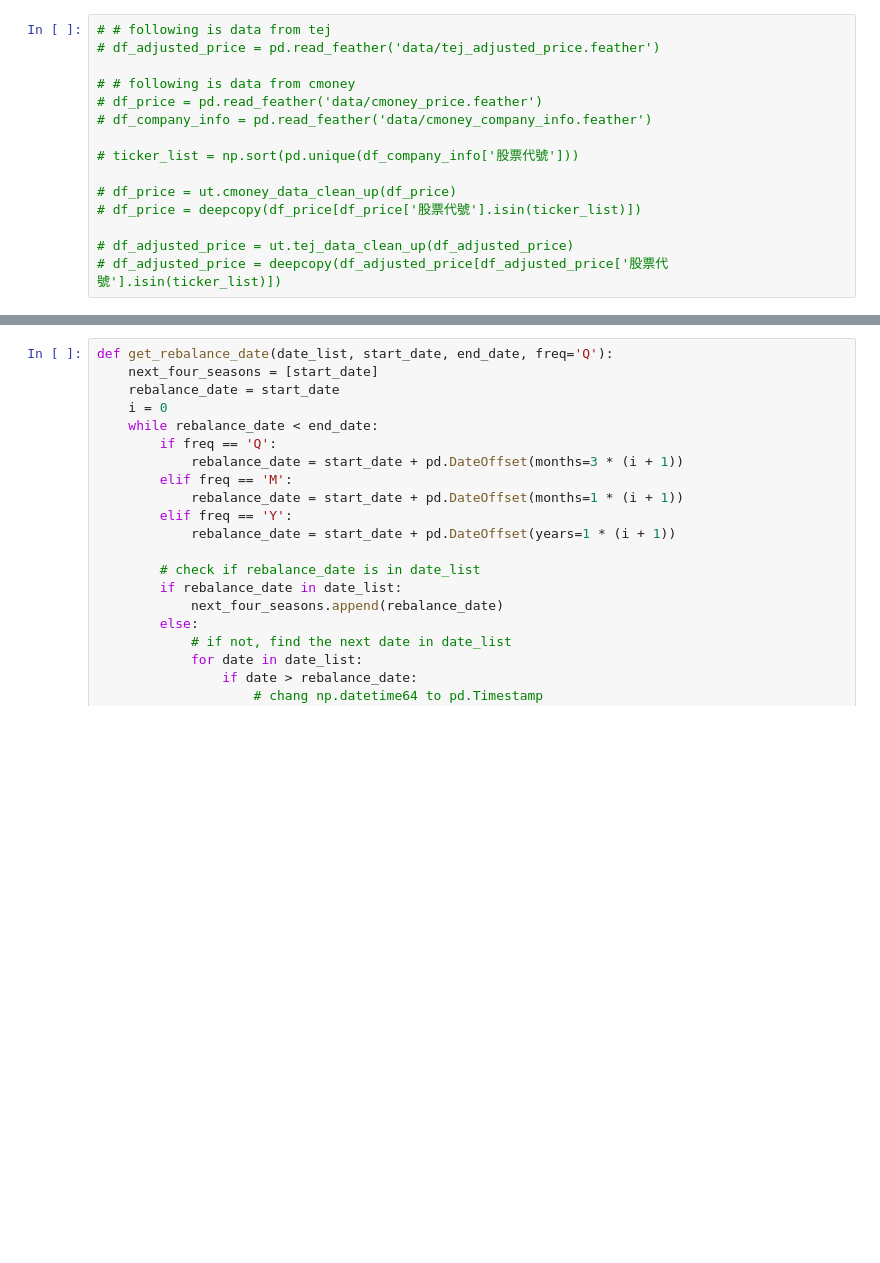
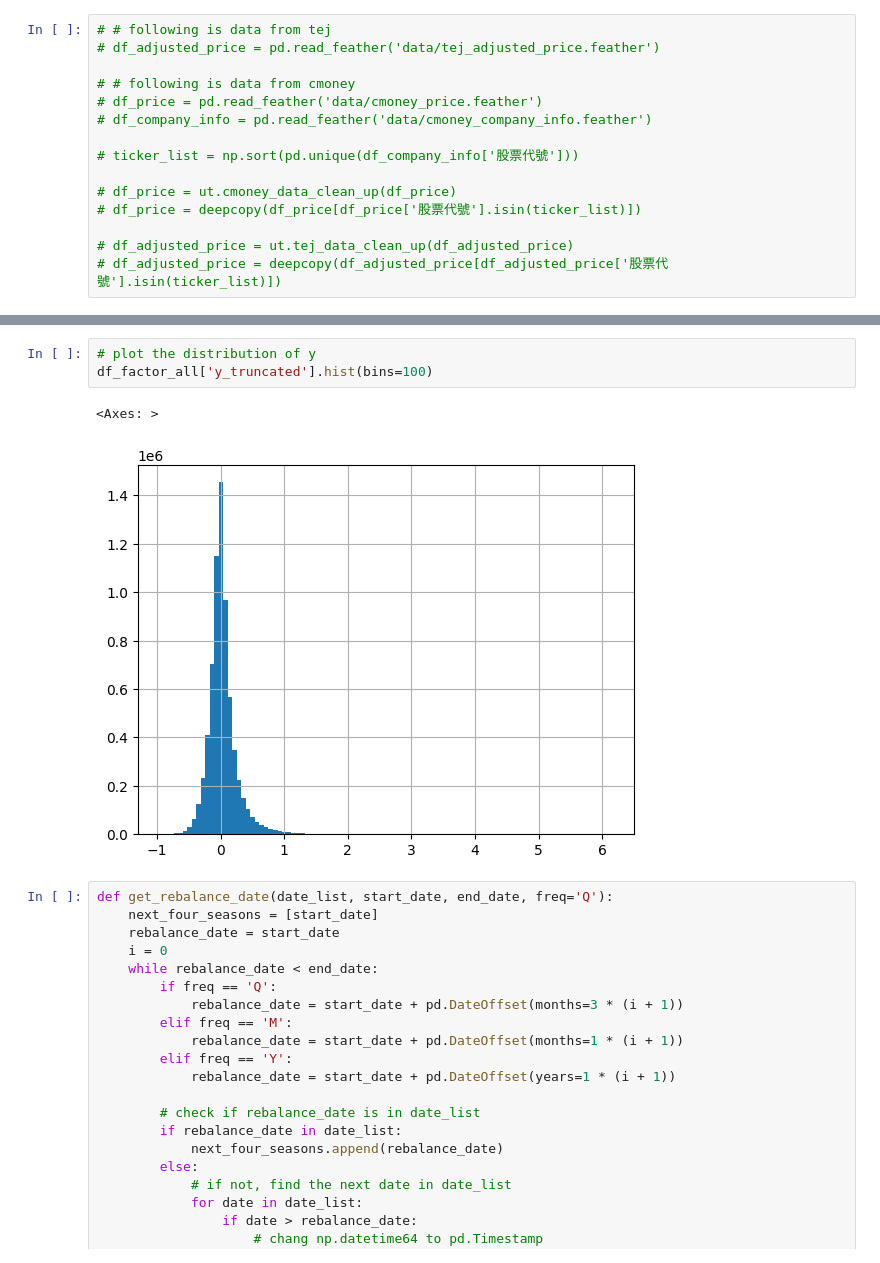
Before and after one commit to vayvay0993/hidiv, a Jupyter notebook: main_03_train_data.ipynb, the cells around one changed output, grey strips where cells are left out. Cells and saved outputs as stored; diff of their text form; blank space fills up the shorter version.

```diff
--- a/main_03_train_data.ipynb
+++ b/main_03_train_data.ipynb
@@ -65,3 +99,9 @@ df_factor_all.replace([-np.inf], -9999, inplace=True)
+# %%
+# plot the distribution of y
+df_factor_all['y_truncated'].hist(bins=100)
+# %% [output]
+<Axes: >
+[figure, added]
 # %%
 def get_rebalance_date(date_list, start_date, end_date, freq='Q'):
     next_four_seasons = [start_date]
```
Also changed, not shown: parts of 8 cells of this notebook, 8 other files.
